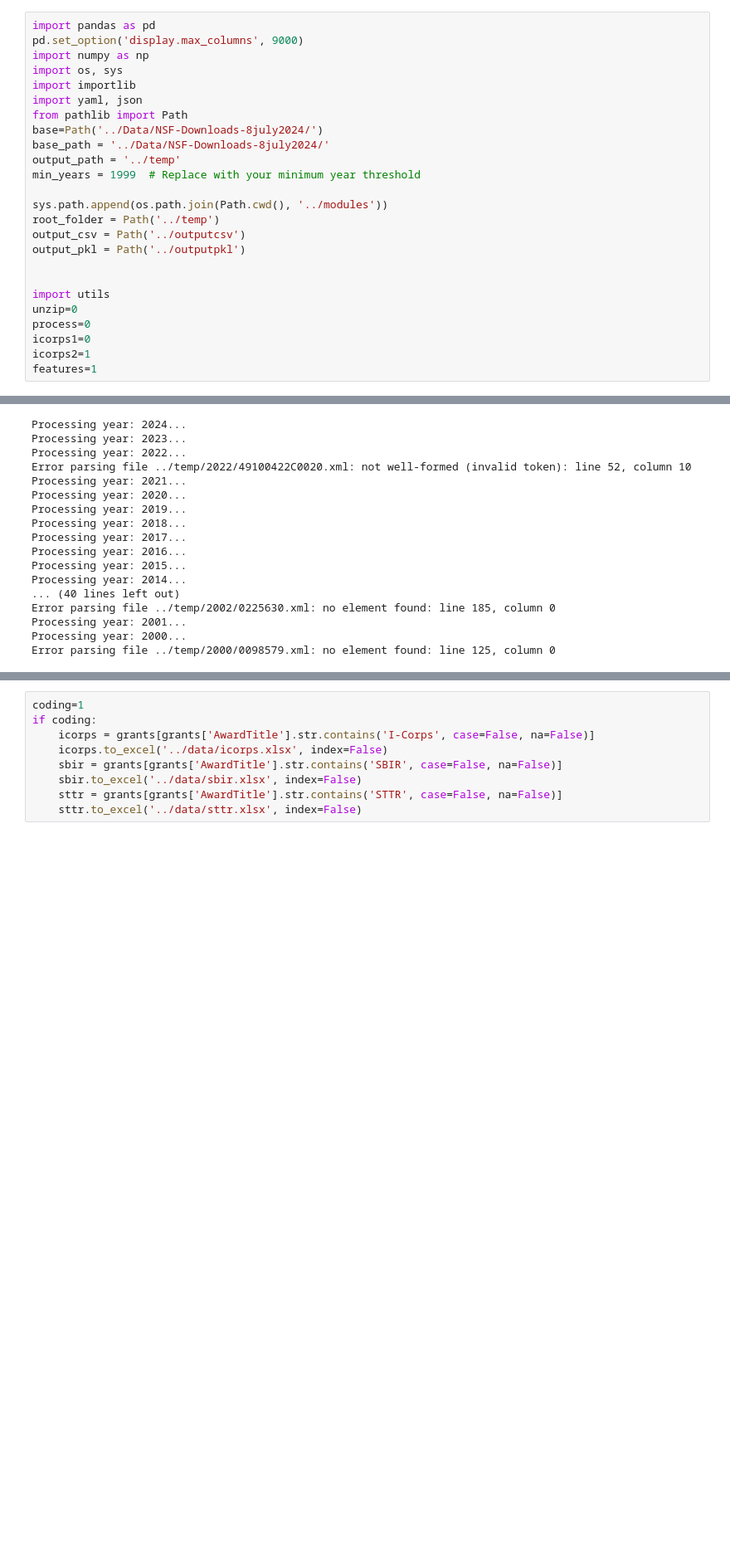
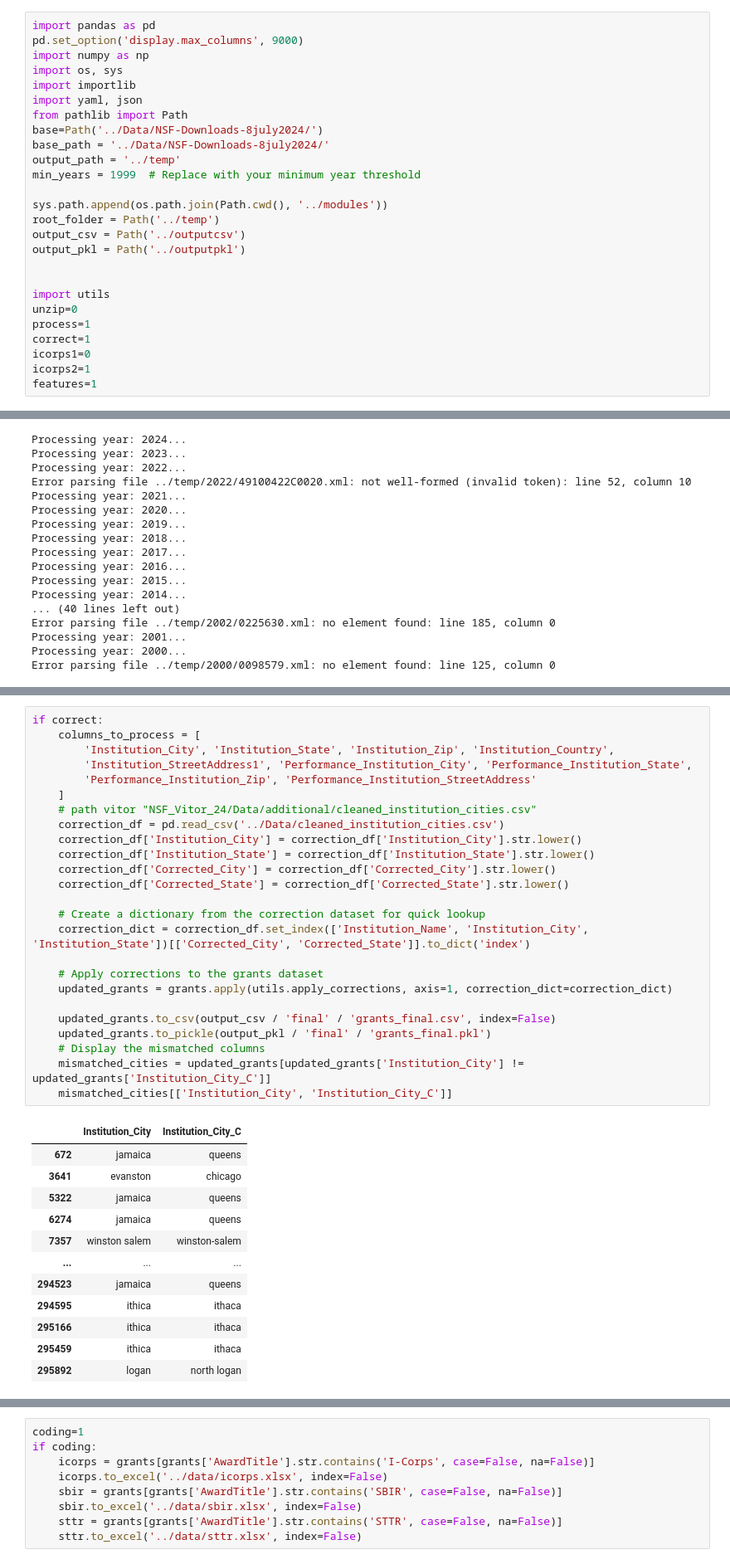
Before and after one commit to SeverinoCenter/nsf-award-extract, a Jupyter notebook: notebooks/0_unzip_process_xml.ipynb, the cells around one changed output, grey strips where cells are left out. Shown: that part at 83% size. Cells and saved outputs as stored; diff of their text form; blank space fills up the shorter version.

```diff
--- a/notebooks/0_unzip_process_xml.ipynb
+++ b/notebooks/0_unzip_process_xml.ipynb
@@ -25,7 +25,8 @@ output_pkl = Path('../outputpkl')
 
 import utils
 unzip=0
-process=0
+process=1
+correct=1
 icorps1=0
 icorps2=1
 features=1
@@ -94,0 +313,38 @@ Error parsing file ../temp/2000/0098579.xml: no element found: line 125, column
+# %%
+if correct:
+    columns_to_process = [
+        'Institution_City', 'Institution_State', 'Institution_Zip', 'Institution_Country',
+        'Institution_StreetAddress1', 'Performance_Institution_City', 'Performance_Institution_State',
+        'Performance_Institution_Zip', 'Performance_Institution_StreetAddress'
+    ]
+    # path vitor "NSF_Vitor_24/Data/additional/cleaned_institution_cities.csv"
+    correction_df = pd.read_csv('../Data/cleaned_institution_cities.csv')
+    correction_df['Institution_City'] = correction_df['Institution_City'].str.lower()
+    correction_df['Institution_State'] = correction_df['Institution_State'].str.lower()
+    correction_df['Corrected_City'] = correction_df['Corrected_City'].str.lower()
+    correction_df['Corrected_State'] = correction_df['Corrected_State'].str.lower()
+
+    # Create a dictionary from the correction dataset for quick lookup
+    correction_dict = correction_df.set_index(['Institution_Name', 'Institution_City', 'Institution_State'])[['Corrected_City', 'Corrected_State']].to_dict('index')
+
+    # Apply corrections to the grants dataset
+    updated_grants = grants.apply(utils.apply_corrections, axis=1, correction_dict=correction_dict)
+
+    updated_grants.to_csv(output_csv / 'final' / 'grants_final.csv', index=False)
+    updated_grants.to_pickle(output_pkl / 'final' / 'grants_final.pkl')
+    # Display the mismatched columns
+    mismatched_cities = updated_grants[updated_grants['Institution_City'] != updated_grants['Institution_City_C']]
+    mismatched_cities[['Institution_City', 'Institution_City_C']]
+# %% [output]
+|  | Institution_City | Institution_City_C |
+| 672 | jamaica | queens |
+| 3641 | evanston | chicago |
+| 5322 | jamaica | queens |
+| 6274 | jamaica | queens |
+| 7357 | winston salem | winston-salem |
+| ... | ... | ... |
+| 294523 | jamaica | queens |
+| 294595 | ithica | ithaca |
+| 295166 | ithica | ithaca |
+| 295459 | ithica | ithaca |
+| 295892 | logan | north logan |
```
Also changed, not shown: parts of 28 cells of this notebook, 9 other files.
